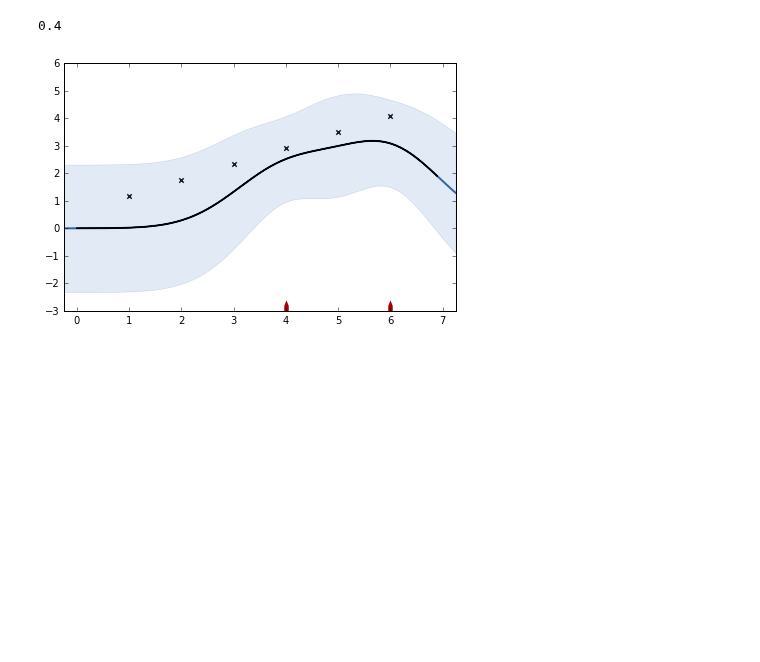
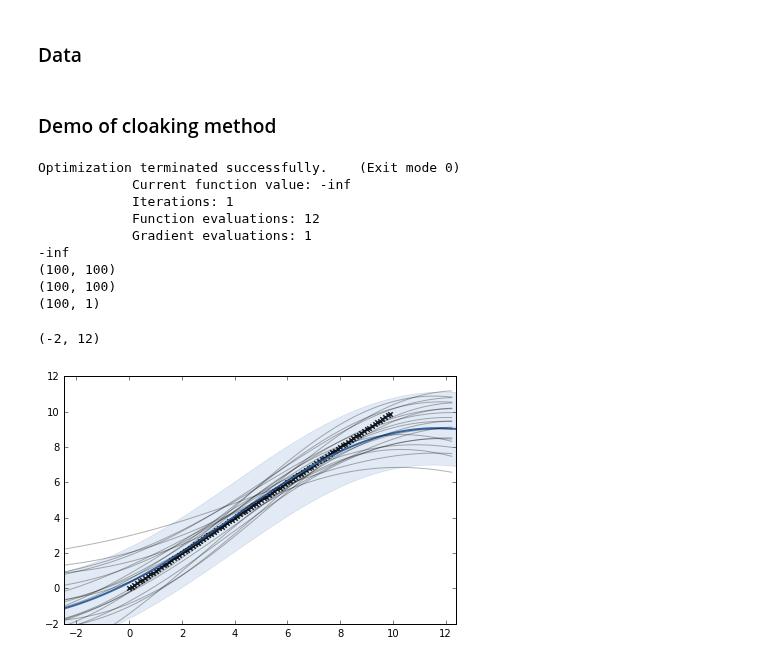
Before and after one commit to lionfish0/dp, a Jupyter notebook: Building dp4gp class.ipynb, the cells around one changed output. Cells and saved outputs as stored; diff of their text form; code cells hidden in the pictures; blank space fills up the shorter version.

Commit message:
Added cloaking class

```diff
--- a/Building dp4gp class.ipynb
+++ b/Building dp4gp class.ipynb
@@ -146,19 +315,31 @@ class DPGP_pseudo_prior(DPGP_prior):
-# %%
-X = np.array([[1,2,3,4,5,6]]).T
-y = np.array([[2,3,4,5,6,7]]).T
-y = y / np.std(y)
-m = GPy.models.SparseGPRegression(X,y,num_inducing=2)
-m.inference_method = GPy.inference.latent_function_inference.FITC()
-m.Gaussian_noise = 0.4
-dpgp = DPGP_pseudo_prior(m,5.0,1000.0,0.01)
-Xtest = np.arange(0,7,0.1)[:,None]
-mu = dpgp.draw_prediction_samples(Xtest,20)
-# %% [output]
-0.4
-# %%
-import matplotlib.pyplot as plt
-%matplotlib inline
-m.plot(legend=False)
-plt.plot(Xtest,mu,'-k',alpha=0.3);
-# %% [output]
-[figure, removed]
+# %% [markdown]
+### Data
+# %%
+trainX = np.arange(0,10,0.1)[:,None]
+trainy = np.copy(trainX) #np.sin(trainX/2)
+#ystd = np.std(trainy)
+#trainy = trainy/ystd
+ystd = 1.0
+# %% [markdown]
+### Demo of cloaking method
+# %%
+mod = GPy.models.GPRegression(trainX,trainy)
+mod.Gaussian_noise = 1.0/ystd
+mod.rbf.lengthscale = 8.0
+dpgp = DPGP_cloaking(mod,10.0/ystd,2.0,0.01)
+#Xtest = np.arange(0,10,0.1)[:,None]
+#mu = dpgp.draw_prediction_samples(Xtest,20)
+dpgp.plot()
+plt.ylim([-2,12])
+# %% [output]
+Optimization terminated successfully.    (Exit mode 0)
+            Current function value: -inf
+            Iterations: 1
+            Function evaluations: 12
+            Gradient evaluations: 1
+-inf
+(100, 100)
+(100, 100)
+(100, 1)
+(-2, 12)
+[figure, added]
```
Also changed, not shown: parts of 6 cells of this notebook.
